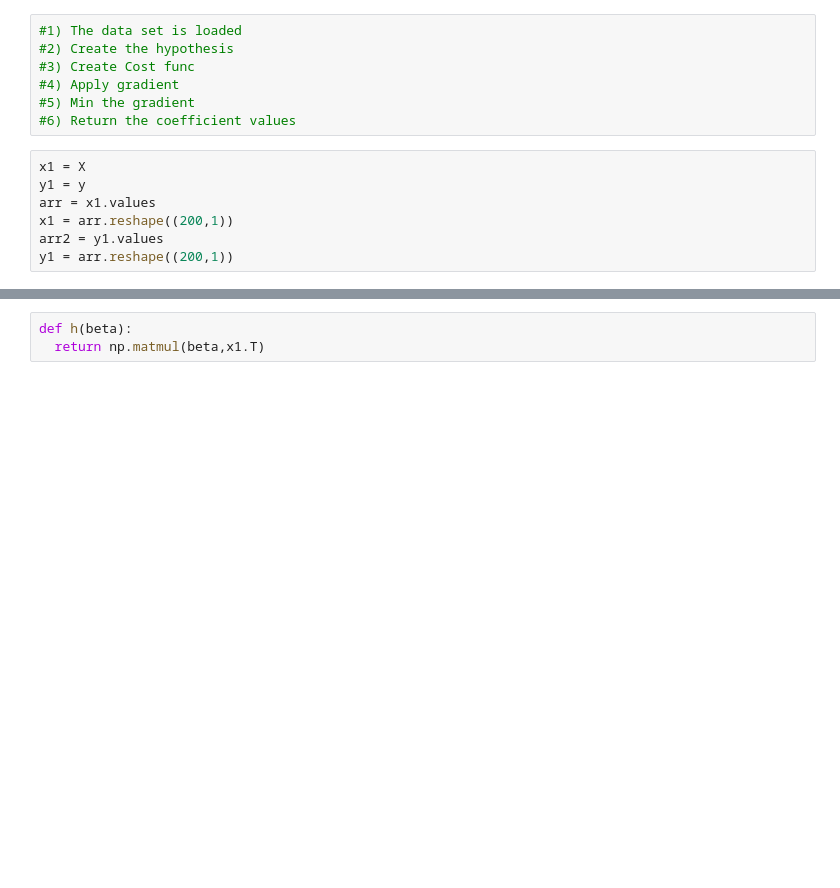
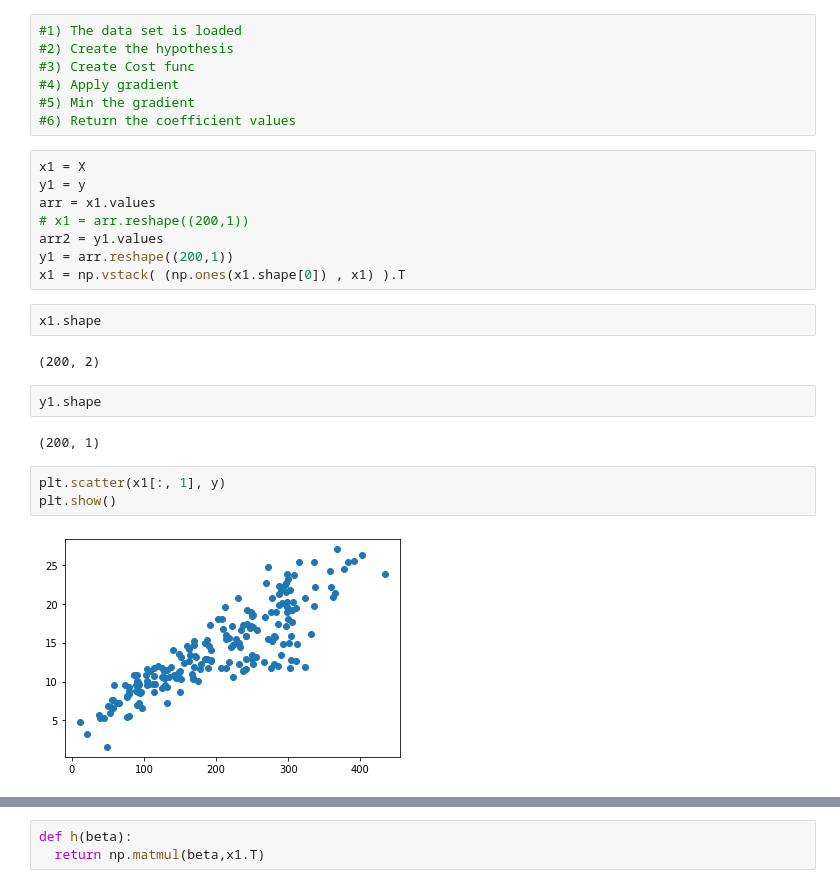
Before and after one commit to divyuk/machine-learning, a Jupyter notebook: Linear Regression/Simple_Linear_regressor_1.ipynb, the cells around one changed output, grey strips where cells are left out. Cells and saved outputs as stored; diff of their text form; blank space fills up the shorter version.

```diff
--- a/Linear Regression/Simple_Linear_regressor_1.ipynb
+++ b/Linear Regression/Simple_Linear_regressor_1.ipynb
@@ -83,6 +65,20 @@ Creating the model from scratch
 x1 = X
 y1 = y
 arr = x1.values
-x1 = arr.reshape((200,1))
+# x1 = arr.reshape((200,1))
 arr2 = y1.values
 y1 = arr.reshape((200,1))
+x1 = np.vstack( (np.ones(x1.shape[0]) , x1) ).T
+# %%
+x1.shape
+# %% [output]
+(200, 2)
+# %%
+y1.shape
+# %% [output]
+(200, 1)
+# %%
+plt.scatter(x1[:, 1], y)
+plt.show()
+# %% [output]
+[figure, added]
```
Also changed, not shown: parts of 7 cells of this notebook.
